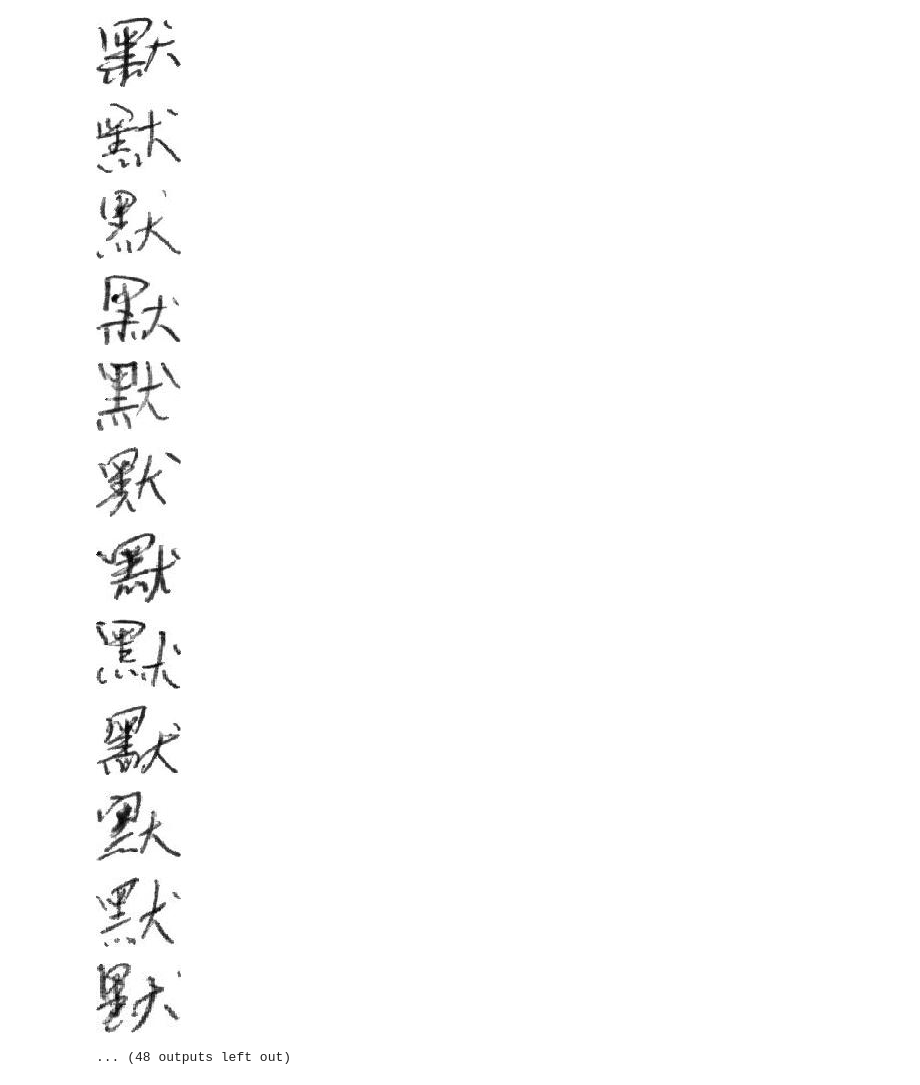
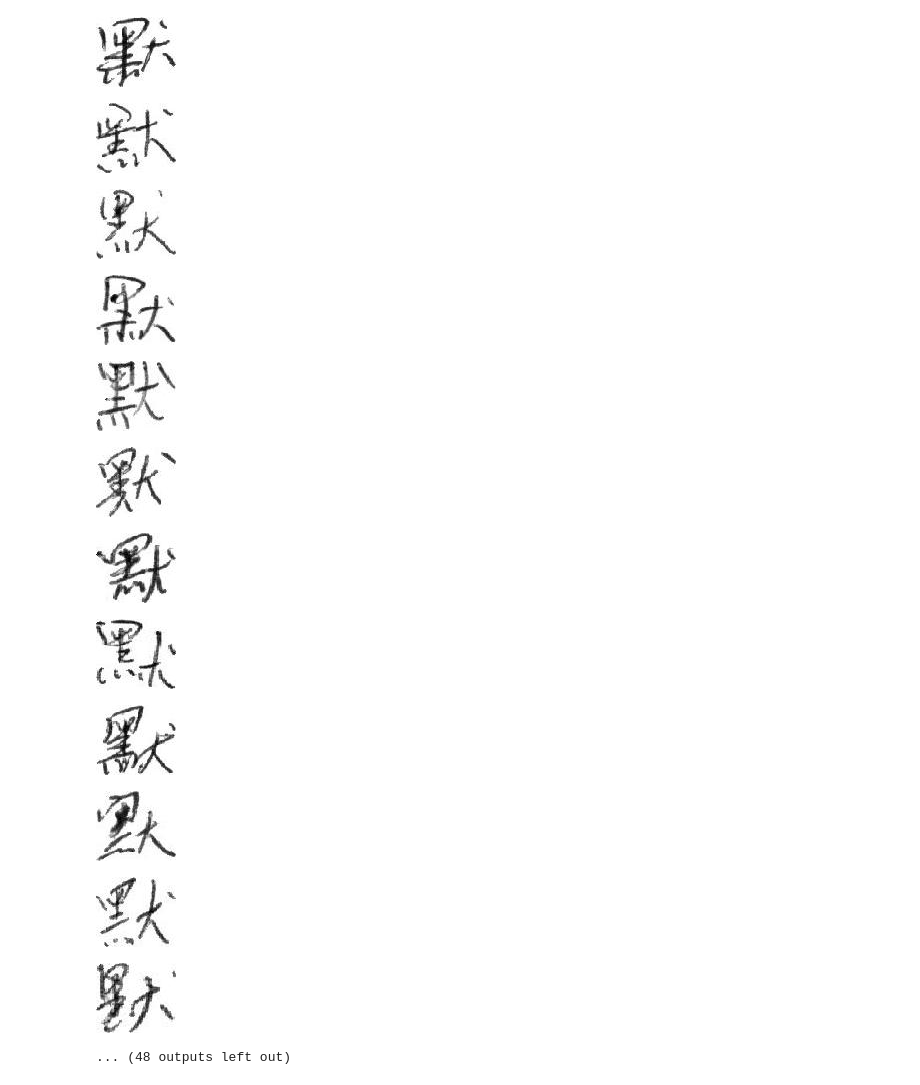
Before and after one commit to lucaskjaero/chinese-character-recognizer, a Jupyter notebook: data_exploration.ipynb, the cells around one changed output. Cells and saved outputs as stored; diff of their text form; code cells hidden in the pictures.

```diff
--- a/data_exploration.ipynb
+++ b/data_exploration.ipynb
@@ -92,20 +67,20 @@ grouped.mean()
 # %%
 from data_exploration import display_label
 
-re_size = lambda x: x.resize((85, 70))
+re_size = lambda x: x.resize((80, 70))
 
 display_label("默", transform=re_size)
 # %% [output]
-[figure, old version]
+[figure, new version]
-[figure, old version]
+[figure, new version]
-[figure, old version]
+[figure, new version]
-[figure, old version]
+[figure, new version]
-[figure, old version]
+[figure, new version]
-[figure, old version]
+[figure, new version]
-[figure, old version]
+[figure, new version]
-[figure, old version]
+[figure, new version]
-[figure, old version]
+[figure, new version]
-[figure, old version]
+[figure, new version]
-[figure, old version]
+[figure, new version]
-[figure, old version]
+[figure, new version]
 ... (48 outputs left out)
```
Also changed, not shown: parts of 13 cells of this notebook, 1 other file.
